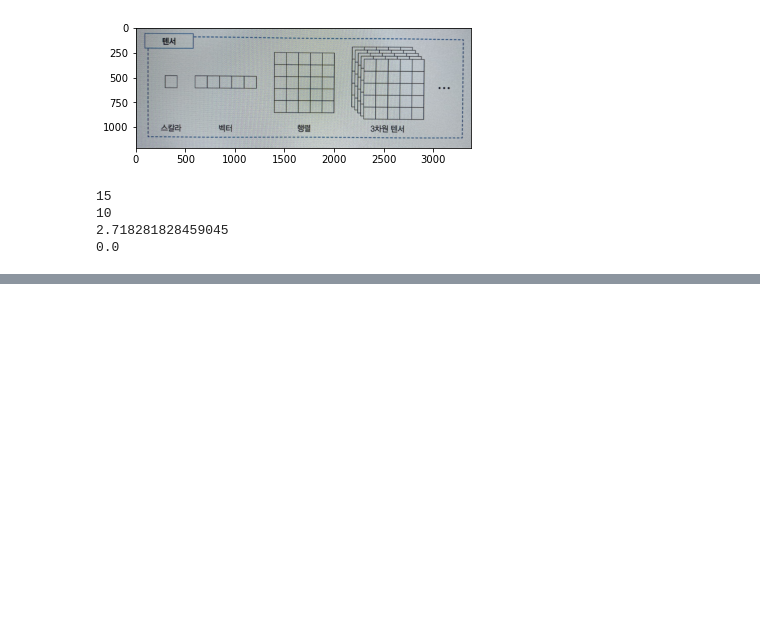
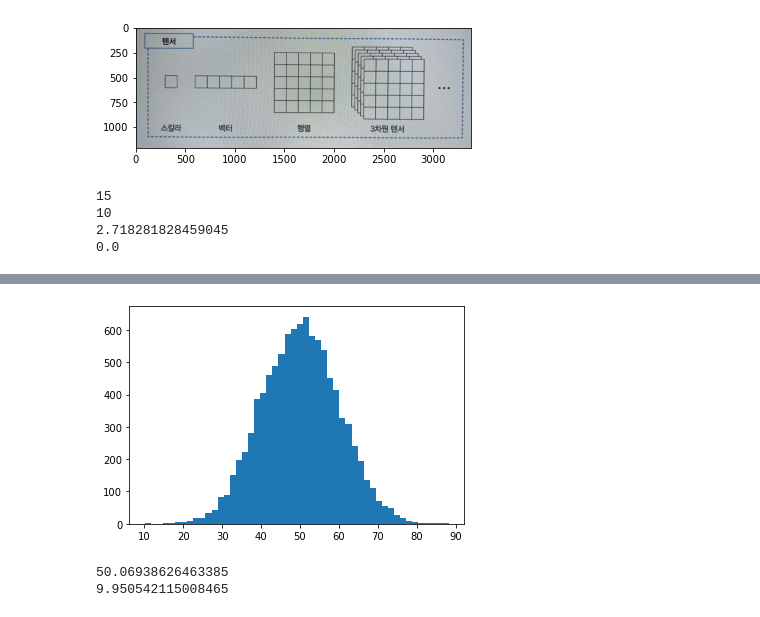
Before and after one commit to gilbertlim/Mathmatics, a Jupyter notebook: basic_book.ipynb, the cells around one changed output, grey strips where cells are left out. Saved outputs shown, nothing was run; the diff lists cells and outputs as text; code cells hidden in the pictures; blank space fills up the shorter version.

```diff
--- a/basic_book.ipynb
+++ b/basic_book.ipynb
@@ -476,0 +708,17 @@ a = np.array([[[0,1,2,3], [2,3,4,5], [4,5,6,7]], [[1,2,3,4], [3,4,5,6],[5,6,7,8]
+# %%
+# 정규분포 히스토그램
+import numpy as np
+import matplotlib.pyplot as plt
+
+x = np.random.normal(50, 10, 10000) # 평균 50, 표준편차 10, 10000개 난수 생성
+
+plt.hist(x, bins=50) # bins : 막대 수
+
+plt.show()
+
+print(np.average(x))
+print(np.std(x))
+# %% [output]
+[figure, added]
+50.06938626463385
+9.950542115008465
```
Also changed, not shown: parts of 18 cells of this notebook.
